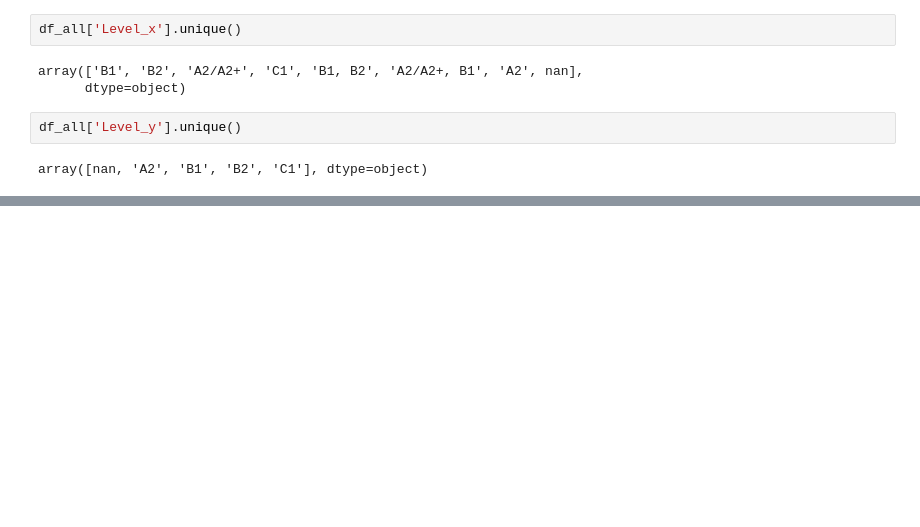
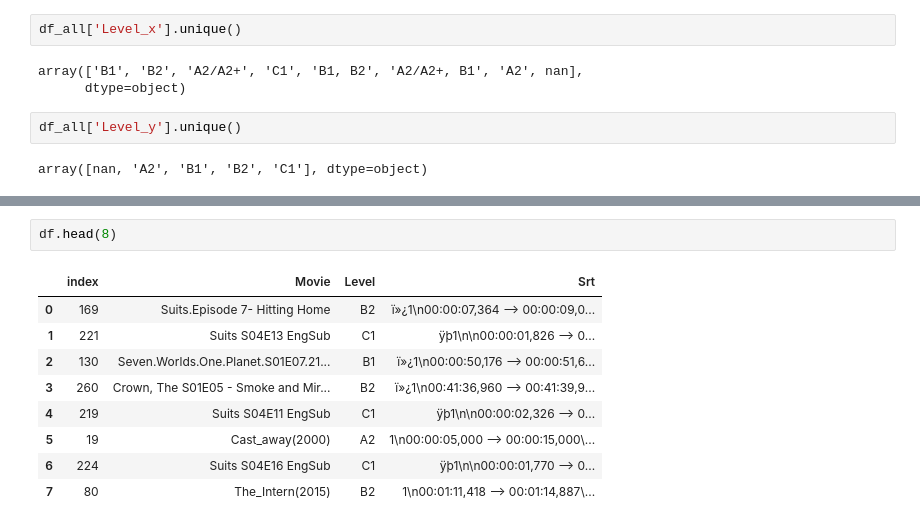
Before and after one commit to maria-smiles/master2, a Jupyter notebook: M2v1.ipynb, the cells around one changed output, grey strips where cells are left out. Cells and saved outputs as stored; diff of their text form; blank space fills up the shorter version.

```diff
--- a/M2v1.ipynb
+++ b/M2v1.ipynb
@@ -263,0 +406,12 @@ array([nan, 'A2', 'B1', 'B2', 'C1'], dtype=object)
+# %%
+df.head(8)
+# %% [output]
+|  | index | Movie | Level | Srt |
+| 0 | 169 | Suits.Episode 7- Hitting Home | B2 | ï»¿1\n00:00:07,364 --> 00:00:09,0... |
+| 1 | 221 | Suits S04E13 EngSub | C1 | ÿþ1\n\n00:00:01,826 --> 0... |
+| 2 | 130 | Seven.Worlds.One.Planet.S01E07.21... | B1 | ï»¿1\n00:00:50,176 --> 00:00:51,6... |
+| 3 | 260 | Crown, The S01E05 - Smoke and Mir... | B2 | ï»¿1\n00:41:36,960 --> 00:41:39,9... |
+| 4 | 219 | Suits S04E11 EngSub | C1 | ÿþ1\n\n00:00:02,326 --> 0... |
+| 5 | 19 | Cast_away(2000) | A2 | 1\n00:00:05,000 --> 00:00:15,000\... |
+| 6 | 224 | Suits S04E16 EngSub | C1 | ÿþ1\n\n00:00:01,770 --> 0... |
+| 7 | 80 | The_Intern(2015) | B2 | 1\n00:01:11,418 --> 00:01:14,887\... |
```
Also changed, not shown: parts of 37 cells of this notebook.
